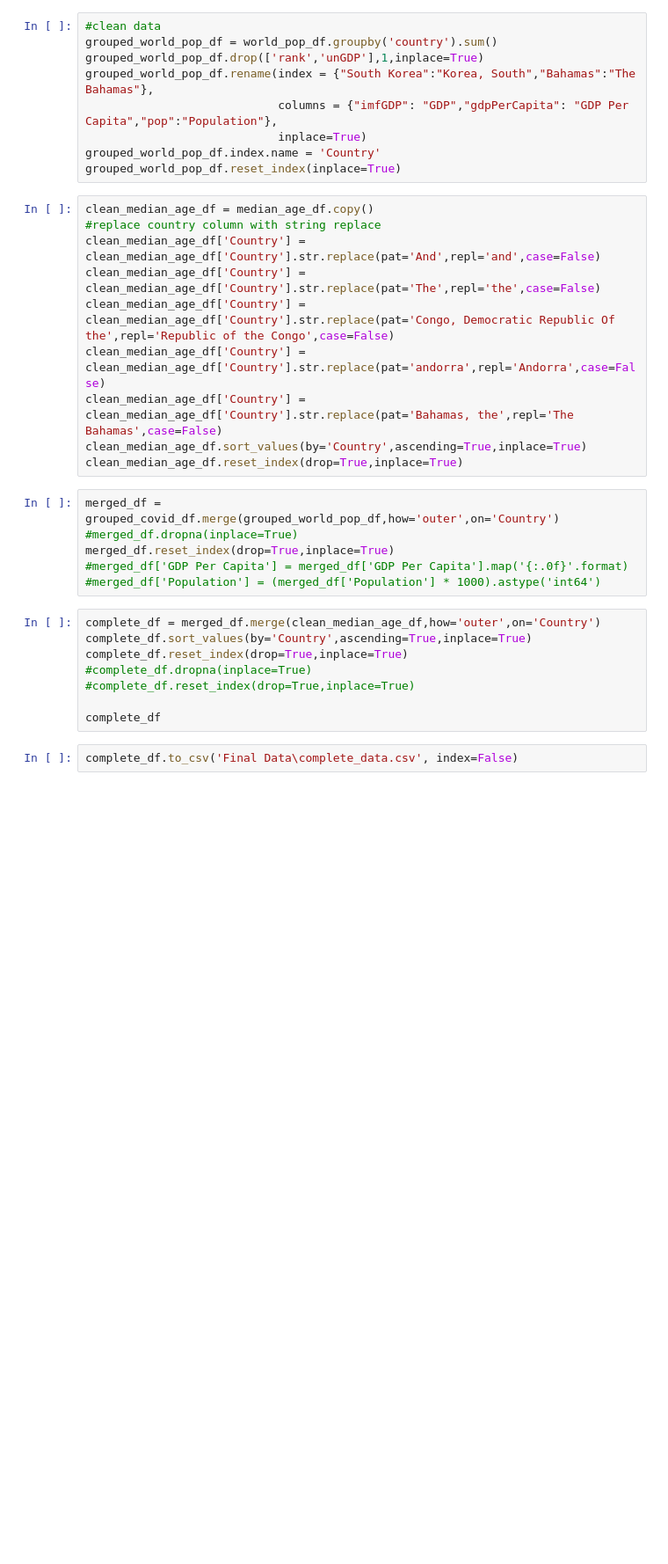
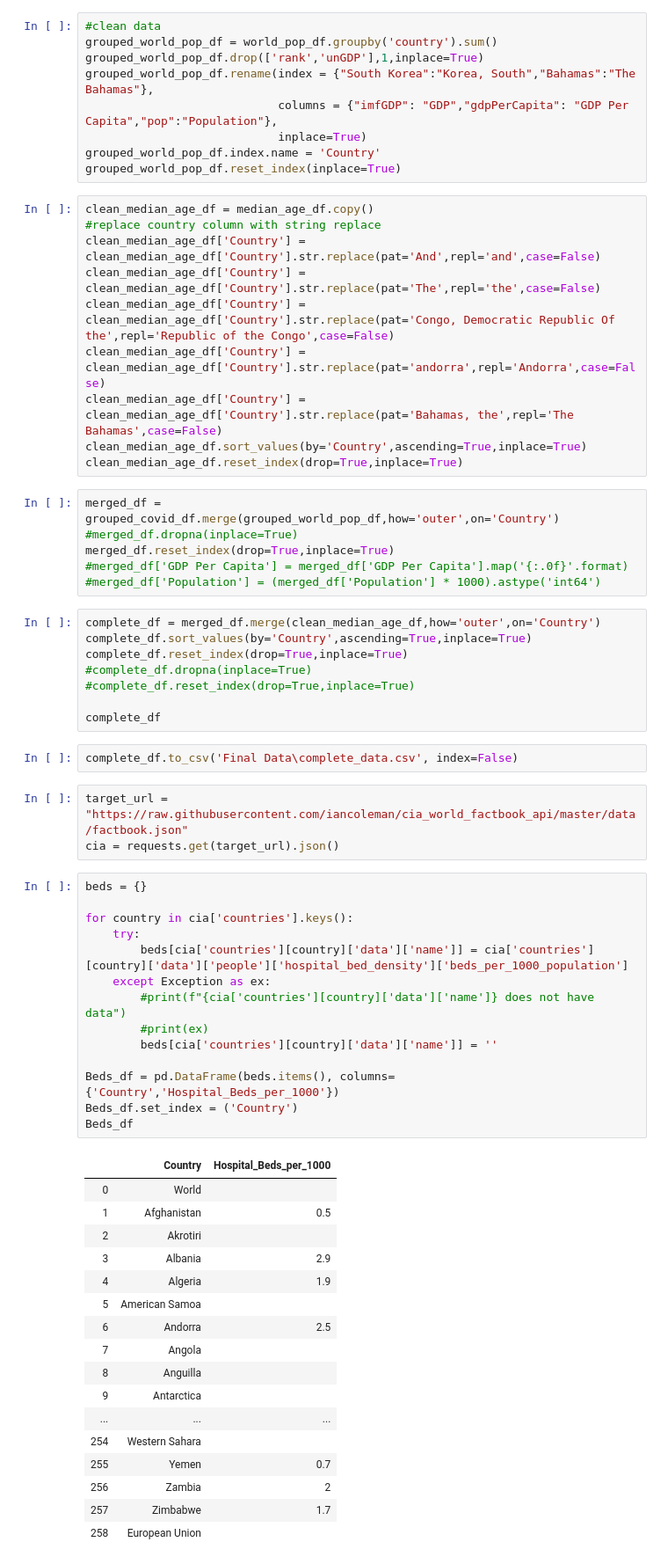
Before and after one commit to shozi91/PredictingCOVID, a Jupyter notebook: merged_data.ipynb, the cells around one changed output. Shown at 88% size. Cells and saved outputs as stored; diff of their text form; blank space fills up the shorter version.

Commit message:
literacy rate and hospital bed density data

```diff
--- a/merged_data.ipynb
+++ b/merged_data.ipynb
@@ -63,3 +65,38 @@ complete_df.reset_index(drop=True,inplace=True)
 complete_df
 # %%
 complete_df.to_csv('Final Data\complete_data.csv', index=False)
+# %%
+target_url = "https://raw.githubusercontent.com/iancoleman/cia_world_factbook_api/master/data/factbook.json"
+cia = requests.get(target_url).json()
+# %%
+beds = {}
+
+for country in cia['countries'].keys():
+    try:
+        beds[cia['countries'][country]['data']['name']] = cia['countries'][country]['data']['people']['hospital_bed_density']['beds_per_1000_population']
+    except Exception as ex:
+        #print(f"{cia['countries'][country]['data']['name']} does not have data")
+        #print(ex)
+        beds[cia['countries'][country]['data']['name']] = ''
+
+Beds_df = pd.DataFrame(beds.items(), columns={'Country','Hospital_Beds_per_1000'})
+Beds_df.set_index = ('Country')
+Beds_df
+# %% [output]
+|  | Country | Hospital_Beds_per_1000 |
+| 0 | World |  |
+| 1 | Afghanistan | 0.5 |
+| 2 | Akrotiri |  |
+| 3 | Albania | 2.9 |
+| 4 | Algeria | 1.9 |
+| 5 | American Samoa |  |
+| 6 | Andorra | 2.5 |
+| 7 | Angola |  |
+| 8 | Anguilla |  |
+| 9 | Antarctica |  |
+| ... | ... | ... |
+| 254 | Western Sahara |  |
+| 255 | Yemen | 0.7 |
+| 256 | Zambia | 2 |
+| 257 | Zimbabwe | 1.7 |
+| 258 | European Union |  |
```
Also changed, not shown: parts of 4 cells of this notebook, 2 other files.
